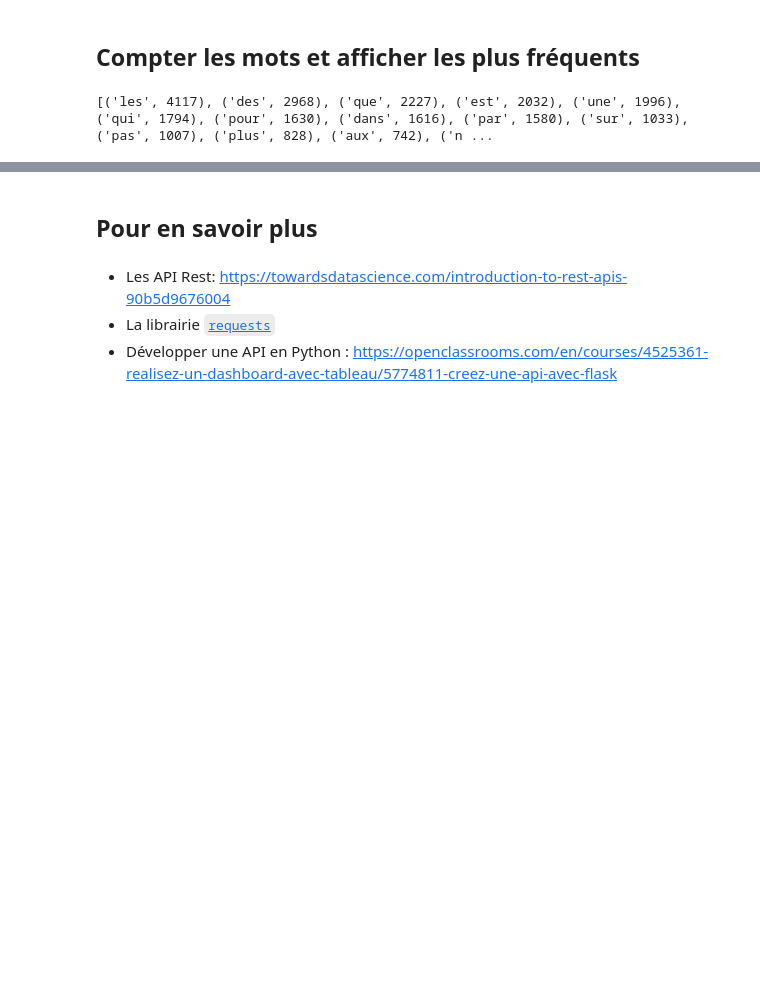
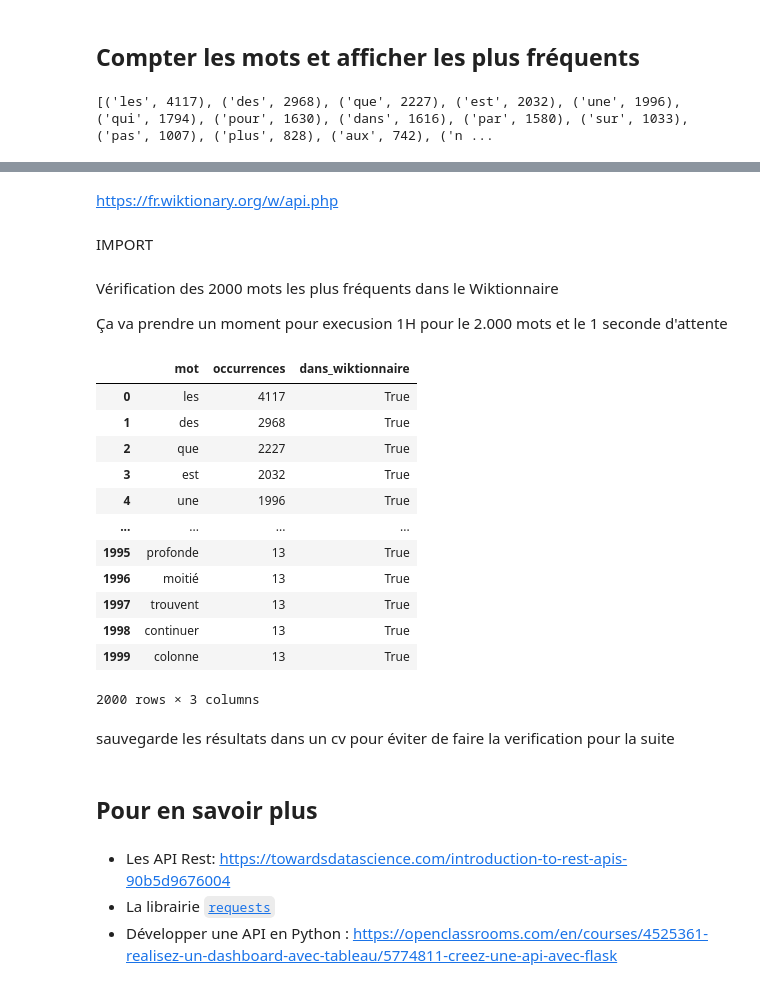
Before and after one commit to merveillekitoga/tac, a Jupyter notebook: tps/tp1/s2_api.ipynb, the cells around one changed output, grey strips where cells are left out. Cells and saved outputs as stored; diff of their text form; code cells hidden in the pictures; blank space fills up the shorter version.

Commit message:
Vérification dans les mots dans Wiktionnaire et creation d'un csv pour la suite

```diff
--- a/tps/tp1/s2_api.ipynb
+++ b/tps/tp1/s2_api.ipynb
@@ -87,8 +87,8 @@ tout_le_texte = " ".join(df["texte"]).lower()
 # les lettres accentuées sont incluses
 mots = re.findall(r"[a-zàâäçéèêëîïôöùûüÿœæ]{3,}", tout_le_texte)
 
-# on compte chaque mot et on garde les 20 plus fréquents
-top20 = Counter(mots).most_common(20)
-print(top20)
+# on compte chaque mot et on garde les 2000 plus fréquents
+top2000 = Counter(mots).most_common(2000)
+print(top2000)
 # %% [output]
 [('les', 4117), ('des', 2968), ('que', 2227), ('est', 2032), ('une', 1996), ('qui', 1794), ('pour', 1630), ('dans', 1616), ('par', 1580), ('sur', 1033), ('pas', 1007), ('plus', 828), ('aux', 742), ('n ...
@@ -94,0 +97,4 @@ print(top20)
+# %% [markdown]
+https://fr.wiktionary.org/w/api.php
+# %% [markdown]
+IMPORT
@@ -94,0 +104,41 @@ print(top20)
+# %%
+url = "https://fr.wiktionary.org/w/api.php"
+headers = {"User-Agent": "TP1-TAC-merveillekitoga/1.0 (https://github.com/merveillekitoga)"}
+
+def existe_dans_wiktionnaire(mot):
+    # demande à l'API si une page existe pour ce mot
+    params = {"action": "query", "titles": mot, "format": "json"}
+    r = requests.get(url, params=params, headers=headers, timeout=30)
+    r.raise_for_status()
+    pages = r.json()["query"]["pages"]
+    # si la page n'existe pas, l'API renvoie la clé "missing"
+    return "missing" not in next(iter(pages.values()))
+# %% [markdown]
+Vérification des 2000 mots les plus fréquents dans le Wiktionnaire
+
+Ça va prendre un moment pour execusion 1H pour le 2.000 mots et le 1 seconde d'attente
+# %%
+resultats = []
+for mot, nb in top2000:  # top2000 vient de la cellule de comptage
+    trouve = existe_dans_wiktionnaire(mot)
+    resultats.append({"mot": mot, "occurrences": nb, "dans_wiktionnaire": trouve})
+    time.sleep(1)  # une seconde entre deux requêtes
+
+df_mots = pd.DataFrame(resultats)
+df_mots
+# %% [output]
+|  | mot | occurrences | dans_wiktionnaire |
+| 0 | les | 4117 | True |
+| 1 | des | 2968 | True |
+| 2 | que | 2227 | True |
+| 3 | est | 2032 | True |
+| 4 | une | 1996 | True |
+| ... | ... | ... | ... |
+| 1995 | profonde | 13 | True |
+| 1996 | moitié | 13 | True |
+| 1997 | trouvent | 13 | True |
+| 1998 | continuer | 13 | True |
+| 1999 | colonne | 13 | True |
+2000 rows × 3 columns
+# %% [markdown]
+sauvegarde les résultats dans un cv pour éviter de faire la verification pour la suite
```
Also changed, not shown: parts of 3 cells of this notebook.
